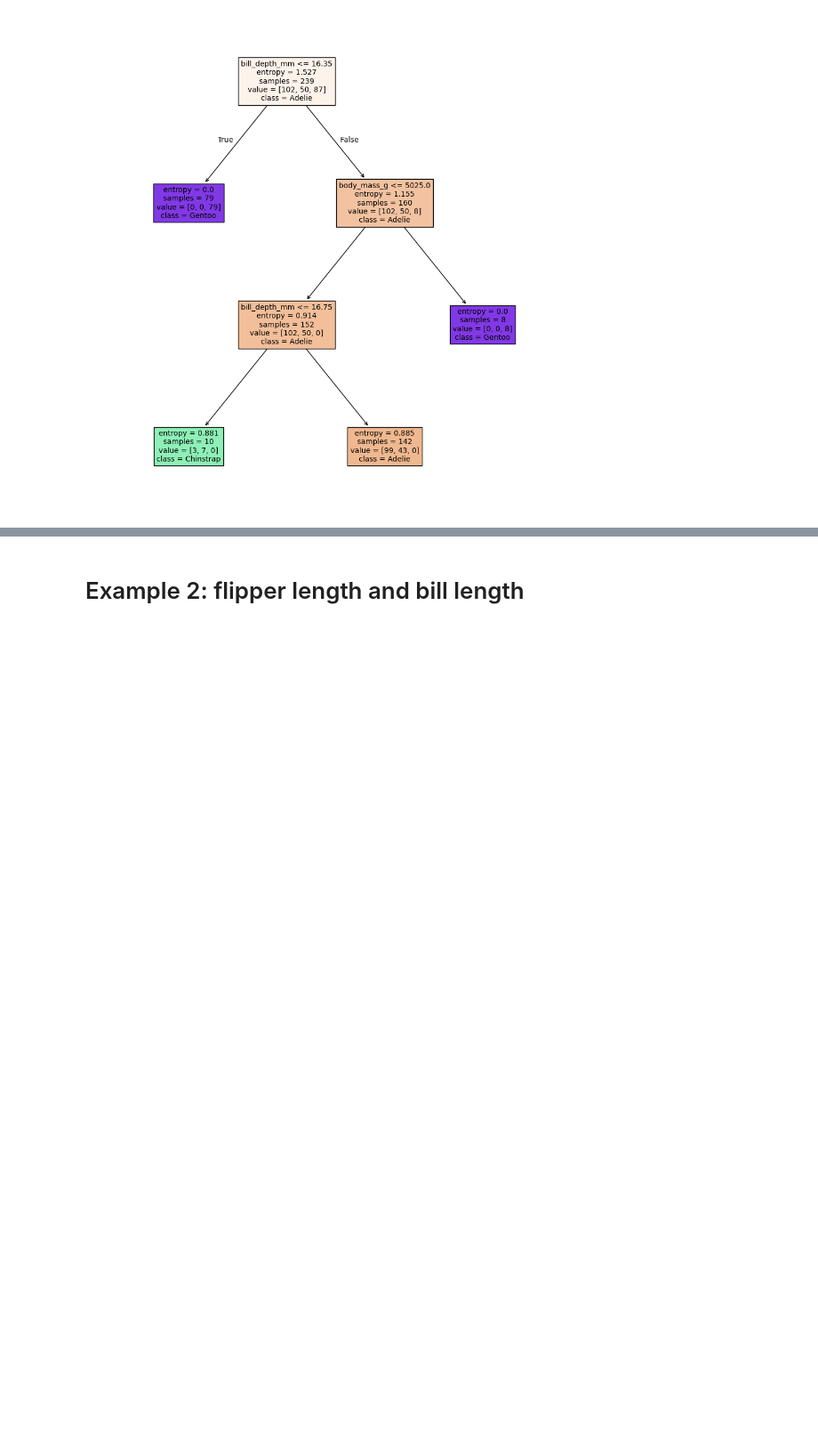
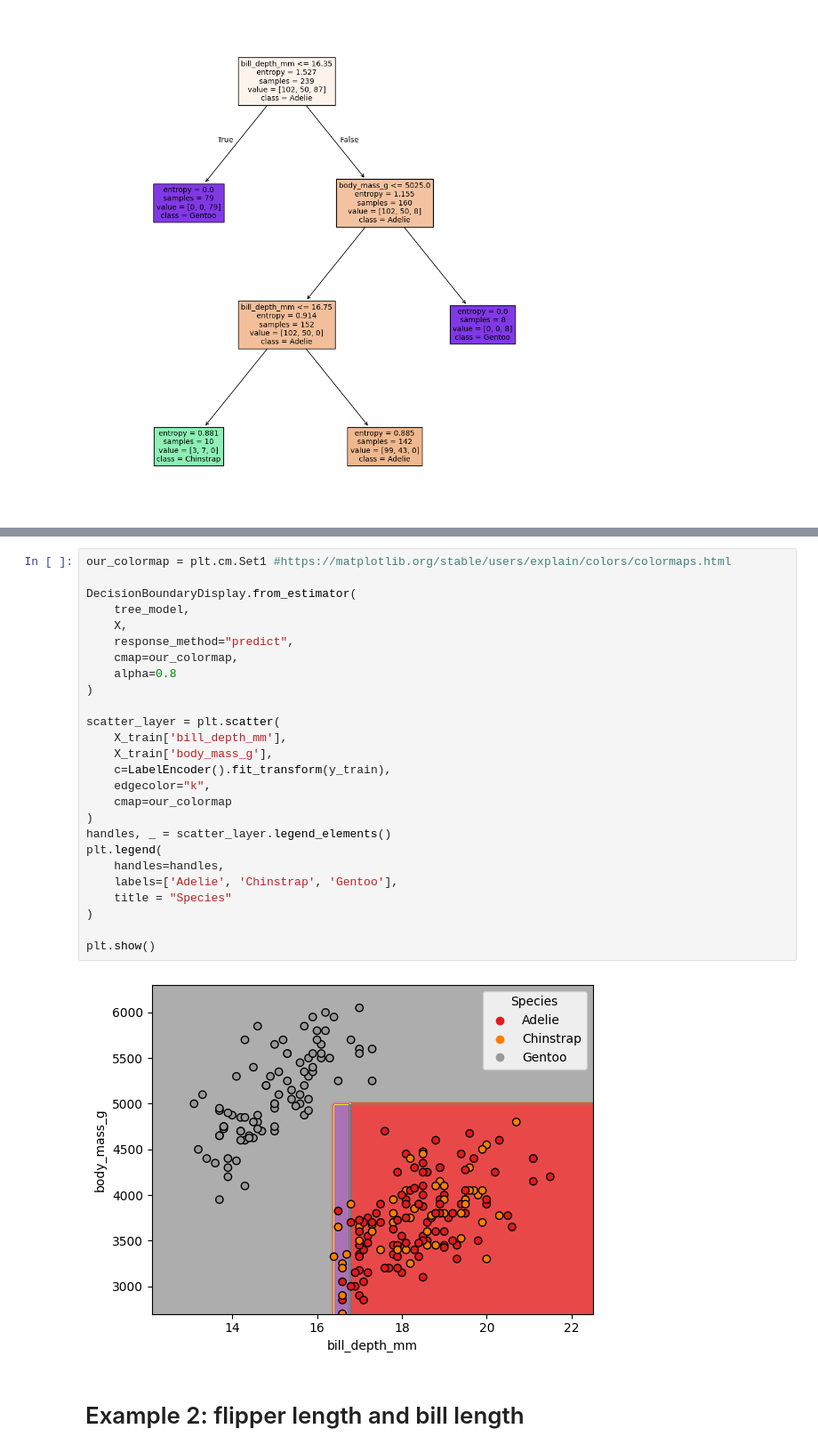
Before and after one commit to dsollberger/sml301slides, a Jupyter notebook: code/06_decision_trees.ipynb, the cells around one changed output, grey strips where cells are left out. Shown at 89% size. Drawn from its saved outputs; the diff is of its cells as text; blank space fills up the shorter version.

```diff
--- a/code/06_decision_trees.ipynb
+++ b/code/06_decision_trees.ipynb
@@ -61,3 +75,31 @@ plt.show()
+# %%
+our_colormap = plt.cm.Set1 #https://matplotlib.org/stable/users/explain/colors/colormaps.html
+
+DecisionBoundaryDisplay.from_estimator(
+    tree_model,
+    X,
+    response_method="predict",
+    cmap=our_colormap,
+    alpha=0.8
+)
+
+scatter_layer = plt.scatter(
+    X_train['bill_depth_mm'],
+    X_train['body_mass_g'],
+    c=LabelEncoder().fit_transform(y_train),
+    edgecolor="k",
+    cmap=our_colormap
+)
+handles, _ = scatter_layer.legend_elements()
+plt.legend(
+    handles=handles,
+    labels=['Adelie', 'Chinstrap', 'Gentoo'],
+    title = "Species"
+)
+
+plt.show()
+# %% [output]
+[figure, added]
 # %% [markdown]
 # Example 2: flipper length and bill length
 # %%
```
Also changed, not shown: parts of 4 cells of this notebook, 30 other files.
